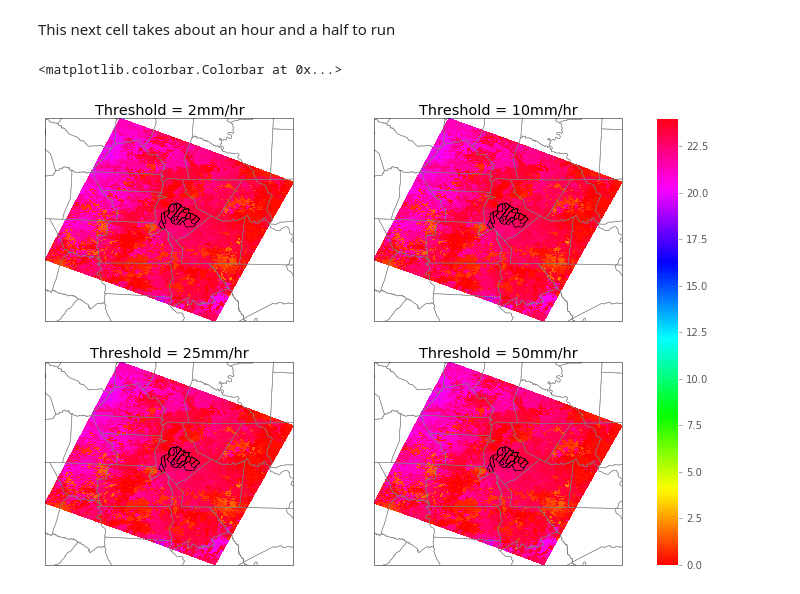
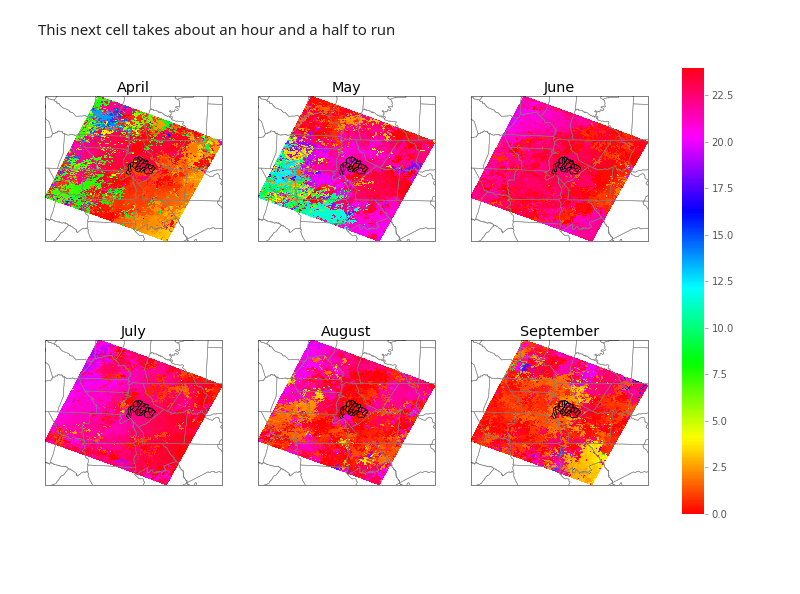
Before and after one commit to jsignell/radar-tools, a Jupyter notebook: Intensity.ipynb, the cells around one changed output. Saved outputs shown, nothing was run; the diff lists cells and outputs as text; code cells hidden in the pictures; blank space fills up the shorter version.

```diff
--- a/Intensity.ipynb
+++ b/Intensity.ipynb
@@ -67,6 +67,27 @@ plt.savefig('/home/jsignell/Paper/Notebooks/output/Month frequency of rainfall a
 [figure]
 # %% [markdown]
 This next cell takes about an hour and a half to run
+# %%
+peak_time[50].update({8:np.zeros([96,140,140], dtype=np.int32)})
+# %%
+m=8
+y=2008
+t = pd.datetime(y, m, 4)
+c = Radar('charlotte', t, how='hdf5', make_rate=4)
+for thresh in [2, 10, 25, 50]:
+    b = c.box>thresh
+    for ix in range(0,140):
+        for iy in range(0,140):
+            q = c.time[b[:,iy,ix]].hour*60+c.time[b[:,iy,ix]].minute
+            for i, t in enumerate(range(0, 60*24, 15)):
+                peak_time[thresh][m][i,iy,ix]-=np.sum(q==t)
+# %%
+computed = pd.HDFStore('computed.h5')
+for m in months.keys():
+    for thresh in [2,10,25,50]:
+        p = pd.Panel(peak_time[thresh][m])
+        computed['peak_time_{thresh}_{m:02d}'.format(thresh=thresh, m=m)] = p
+computed.close()
 # %%
 # Peak time of exceedance
 peak_time={2:{4:np.zeros([96,140,140], dtype=np.int32),
@@ -107,19 +128,26 @@ for m in months.keys():
                     q = c.time[b[:,iy,ix]].hour*60+c.time[b[:,iy,ix]].minute
                     for i, t in enumerate(range(0, 60*24, 15)):
                         peak_time[thresh][m][i,iy,ix]+=np.sum(q==t)
-#dset = f.create_dataset("peak_time_2", data=peak_time['2'])
+
+computed = pd.HDFStore('computed.h5')
+for m in months.keys():
+    for thresh in [2,10,25,50]:
+        p = pd.Panel(peak_time[thresh][m])
+        computed['peak_time_{thresh}_{m:02d}'.format(thresh=thresh, m=m)] = p
+computed.close()
 # %%
 fig = plt.figure(figsize=(12,8))
 axes = []
-for n, thresh in zip(range(4), ['2', '10', '25', '50']):
-    ax = plt.subplot(2, 2, n+1, projection=ccrs.PlateCarree())
+for n, m in zip(range(6), range(4,10)): #,[2, 10, 25, 50]):
+    ax = plt.subplot(2, 3, n+1, projection=ccrs.PlateCarree())
     ax.add_geometries(basins, ccrs.PlateCarree(), edgecolor='black', facecolor='None')
     ax.add_geometries(county, ccrs.PlateCarree(), edgecolor='gray', facecolor='None')
     #ax.set_extent(small_extent, ccrs.PlateCarree())
-    scat = ax.pcolor(c.lon, c.lat, peak_time[thresh].argmax(axis=0)/4., cmap='hsv', vmin=0, vmax=24)
+    scat = ax.pcolor(c.lon, c.lat, peak_time[2][m].argmax(axis=0)/4., cmap='hsv', vmin=0, vmax=24)
     axes.append(ax)
-    ax.set_title('Threshold = {thresh}mm/hr'.format(thresh=thresh))
+    ax.set_title(months[m])
+    #ax.set_title('Threshold = {thresh}mm/hr'.format(thresh=thresh))
 plt.colorbar(scat, ax=axes, fraction=0.05)
+plt.savefig('/home/jsignell/Paper/Notebooks/output/Month peak time of rainfall above 2mm hr-1 (large extent).png')
 # %% [output]
-<matplotlib.colorbar.Colorbar at 0x...>
-[figure, old version]
+[figure, new version]
```
Also changed, not shown: parts of 6 cells of this notebook, 3 other files.
